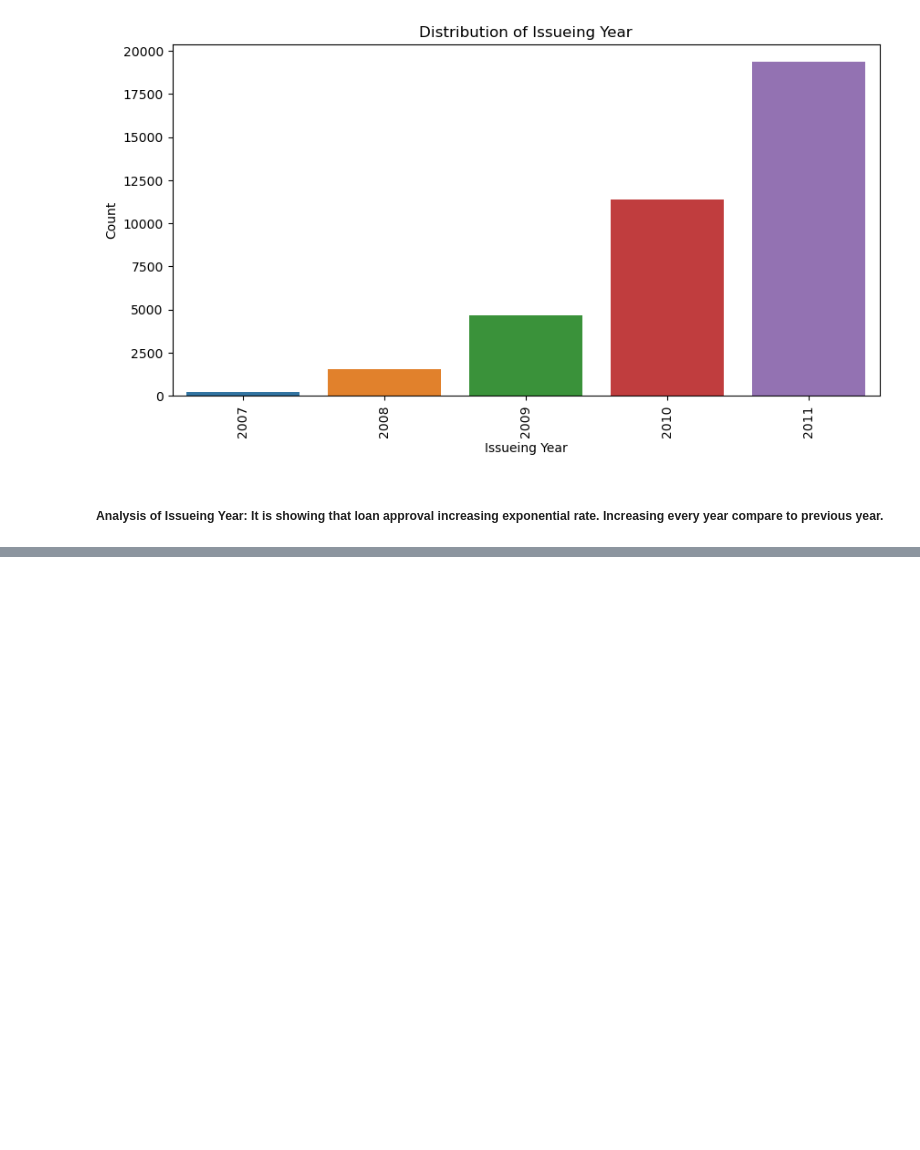
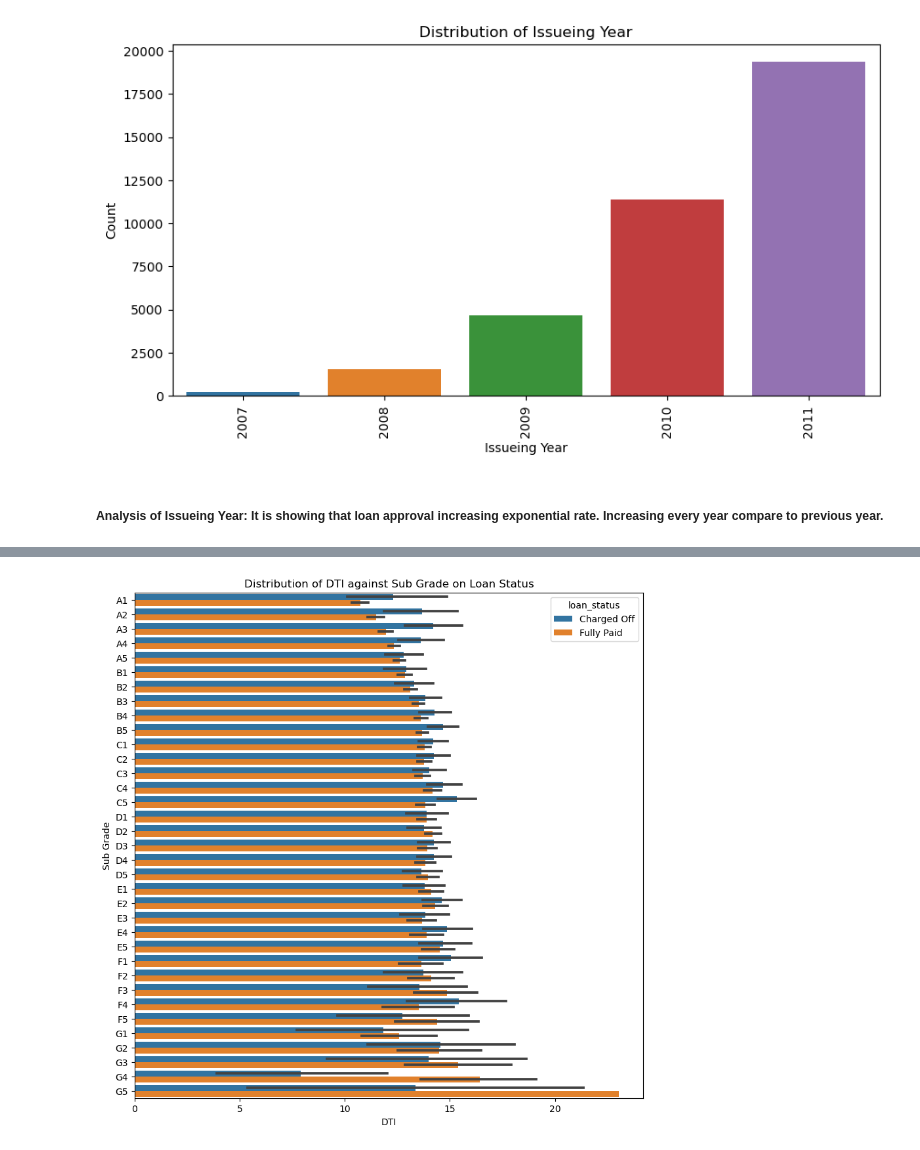
Before and after one commit to RavishankarDuMCA10/LendingClubCaseStudy, a Jupyter notebook: Ravi_Shankar_Kushwaha.ipynb, the cells around one changed output, grey strips where cells are left out. Cells and saved outputs as stored; diff of their text form; code cells hidden in the pictures; blank space fills up the shorter version.

```diff
--- a/Ravi_Shankar_Kushwaha.ipynb
+++ b/Ravi_Shankar_Kushwaha.ipynb
@@ -976,0 +987,10 @@ plt.show()
+# %%
+# Distribution of DTI against Sub Grade on Loan Status
+plt.figure(figsize=(10,10))
+sns.barplot(data=loan, x='dti', y='sub_grade', hue='loan_status')
+plt.title('Distribution of DTI against Sub Grade on Loan Status')
+plt.xlabel('DTI')
+plt.ylabel('Sub Grade')
+plt.show()
+# %% [output]
+[figure, added]
```
Also changed, not shown: parts of 35 cells of this notebook.
